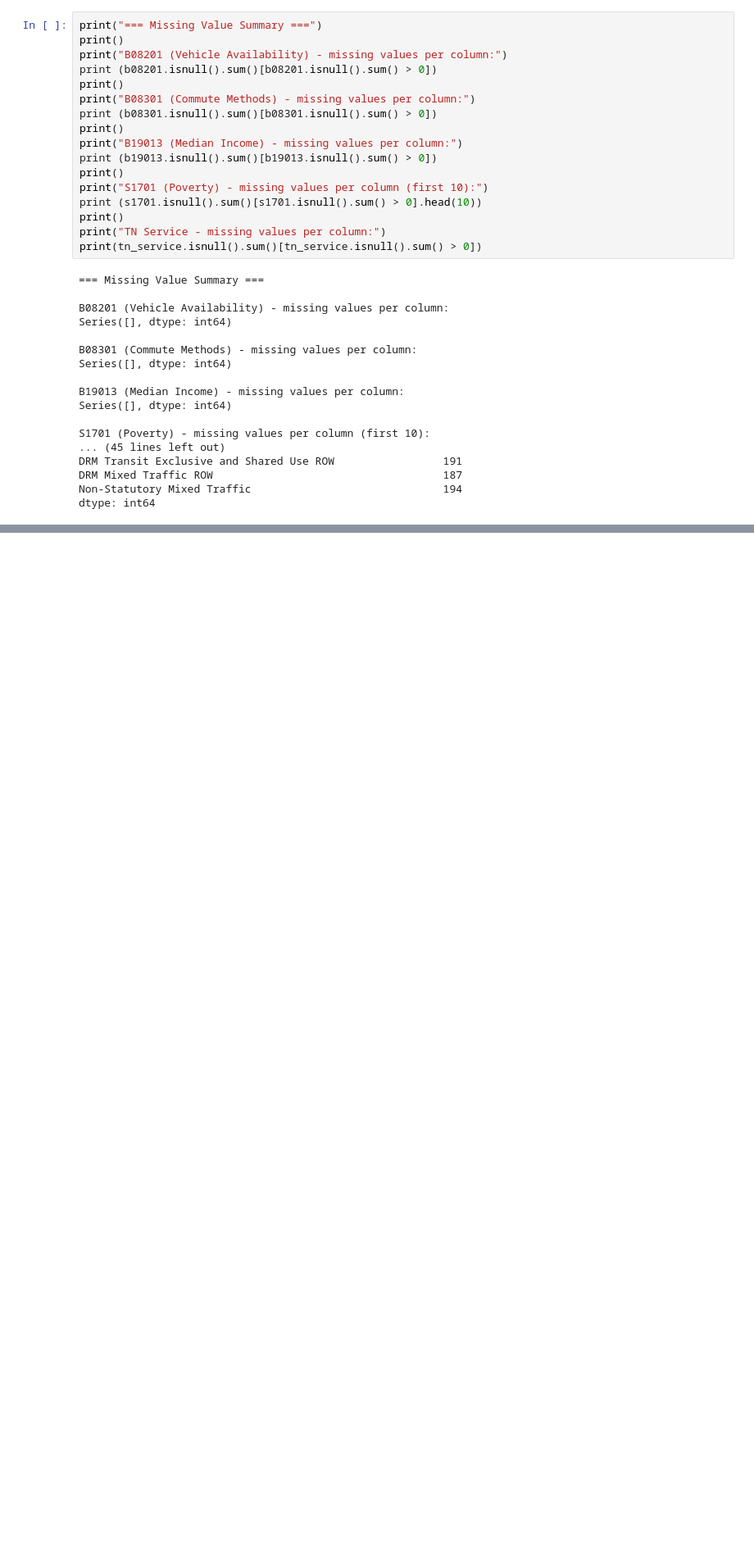
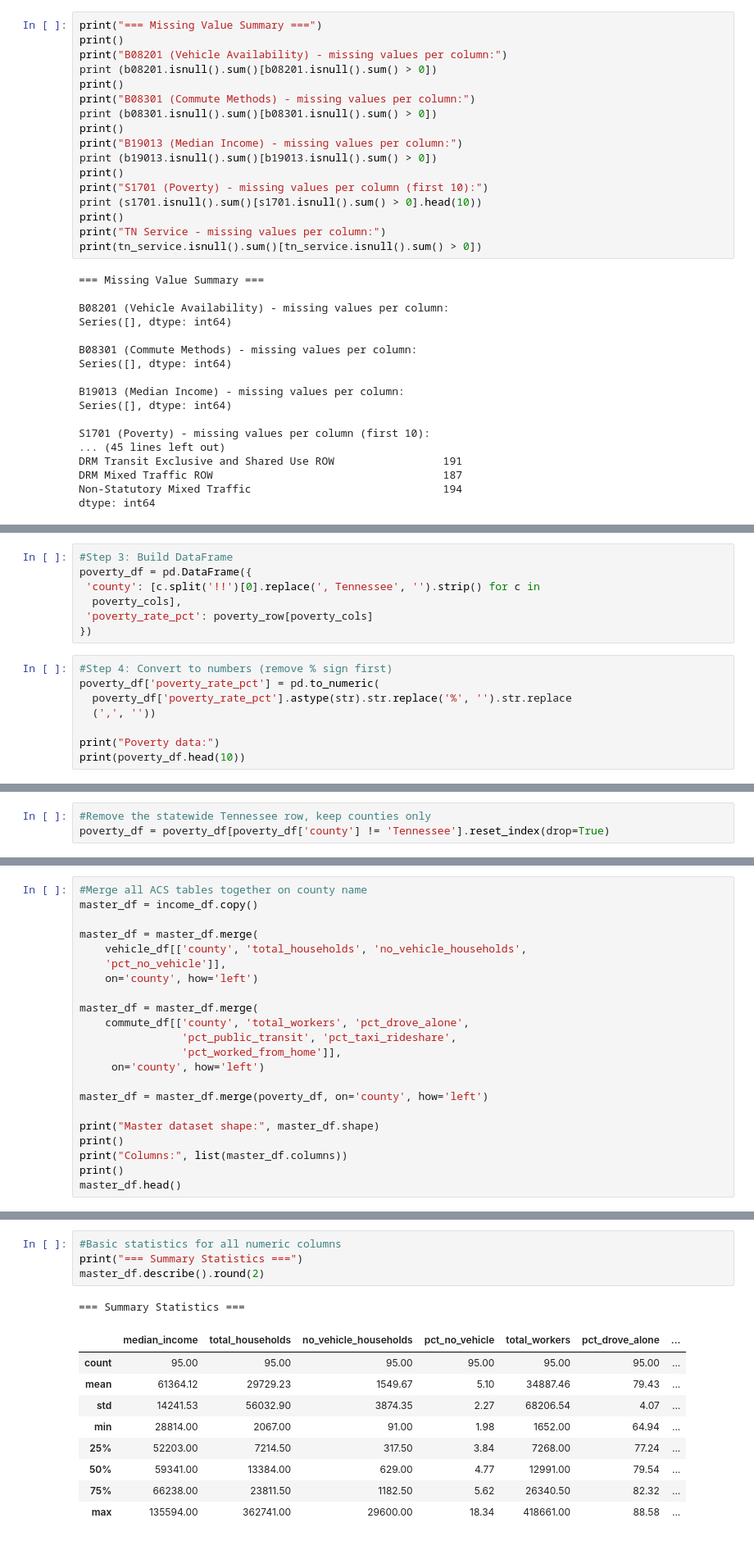
Before and after one commit to MCHowse/Capstone, a Jupyter notebook: Miles_Apart_Analysis.ipynb, the cells around one changed output, grey strips where cells are left out. Shown at 82% size. Saved outputs shown, nothing was run; the diff lists cells and outputs as text; blank space fills up the shorter version.

Commit message:
Data Cleaning cont'd

```diff
--- a/Miles_Apart_Analysis.ipynb
+++ b/Miles_Apart_Analysis.ipynb
@@ -248,0 +454,15 @@ cp: cannot stat 'Notebooks/Capstone/Miles_Apart_Analysis.ipynb': No such file or
+# %%
+#Step 3: Build DataFrame
+poverty_df = pd.DataFrame({
+ 'county': [c.split('!!')[0].replace(', Tennessee', '').strip() for c in
+  poverty_cols],
+ 'poverty_rate_pct': poverty_row[poverty_cols]
+})
+# %%
+#Step 4: Convert to numbers (remove % sign first)
+poverty_df['poverty_rate_pct'] = pd.to_numeric(
+  poverty_df['poverty_rate_pct'].astype(str).str.replace('%', '').str.replace
+  (',', ''))
+
+print("Poverty data:")
+print(poverty_df.head(10))
@@ -248,0 +487,3 @@ cp: cannot stat 'Notebooks/Capstone/Miles_Apart_Analysis.ipynb': No such file or
+# %%
+#Remove the statewide Tennessee row, keep counties only
+poverty_df = poverty_df[poverty_df['county'] != 'Tennessee'].reset_index(drop=True)
@@ -248,0 +566,22 @@ cp: cannot stat 'Notebooks/Capstone/Miles_Apart_Analysis.ipynb': No such file or
+# %%
+#Merge all ACS tables together on county name
+master_df = income_df.copy()
+
+master_df = master_df.merge(
+    vehicle_df[['county', 'total_households', 'no_vehicle_households',
+    'pct_no_vehicle']],
+    on='county', how='left')
+
+master_df = master_df.merge(
+    commute_df[['county', 'total_workers', 'pct_drove_alone',
+                'pct_public_transit', 'pct_taxi_rideshare',
+                'pct_worked_from_home']],
+     on='county', how='left')
+
+master_df = master_df.merge(poverty_df, on='county', how='left')
+
+print("Master dataset shape:", master_df.shape)
+print()
+print("Columns:", list(master_df.columns))
+print()
+master_df.head()
@@ -248,0 +617,15 @@ cp: cannot stat 'Notebooks/Capstone/Miles_Apart_Analysis.ipynb': No such file or
+# %%
+#Basic statistics for all numeric columns
+print("=== Summary Statistics ===")
+master_df.describe().round(2)
+# %% [output]
+=== Summary Statistics ===
+|  | median_income | total_households | no_vehicle_households | pct_no_vehicle | total_workers | pct_drove_alone | ... |
+| count | 95.00 | 95.00 | 95.00 | 95.00 | 95.00 | 95.00 | ... |
+| mean | 61364.12 | 29729.23 | 1549.67 | 5.10 | 34887.46 | 79.43 | ... |
+| std | 14241.53 | 56032.90 | 3874.35 | 2.27 | 68206.54 | 4.07 | ... |
+| min | 28814.00 | 2067.00 | 91.00 | 1.98 | 1652.00 | 64.94 | ... |
+| 25% | 52203.00 | 7214.50 | 317.50 | 3.84 | 7268.00 | 77.24 | ... |
+| 50% | 59341.00 | 13384.00 | 629.00 | 4.77 | 12991.00 | 79.54 | ... |
+| 75% | 66238.00 | 23811.50 | 1182.50 | 5.62 | 26340.50 | 82.32 | ... |
+| max | 135594.00 | 362741.00 | 29600.00 | 18.34 | 418661.00 | 88.58 | ... |
```
Also changed, not shown: parts of 40 cells of this notebook.
